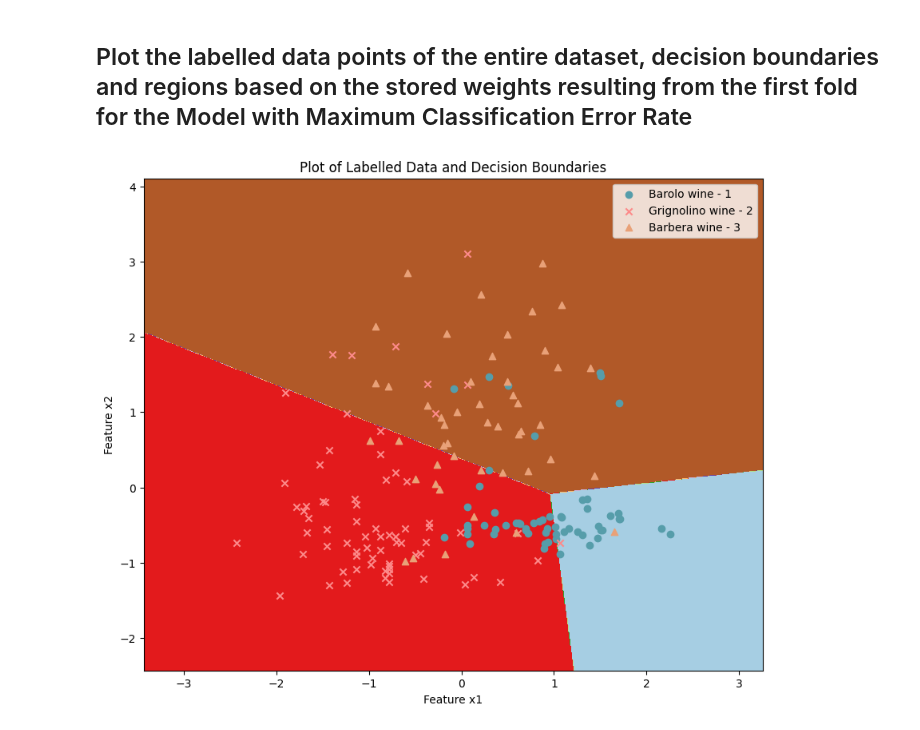
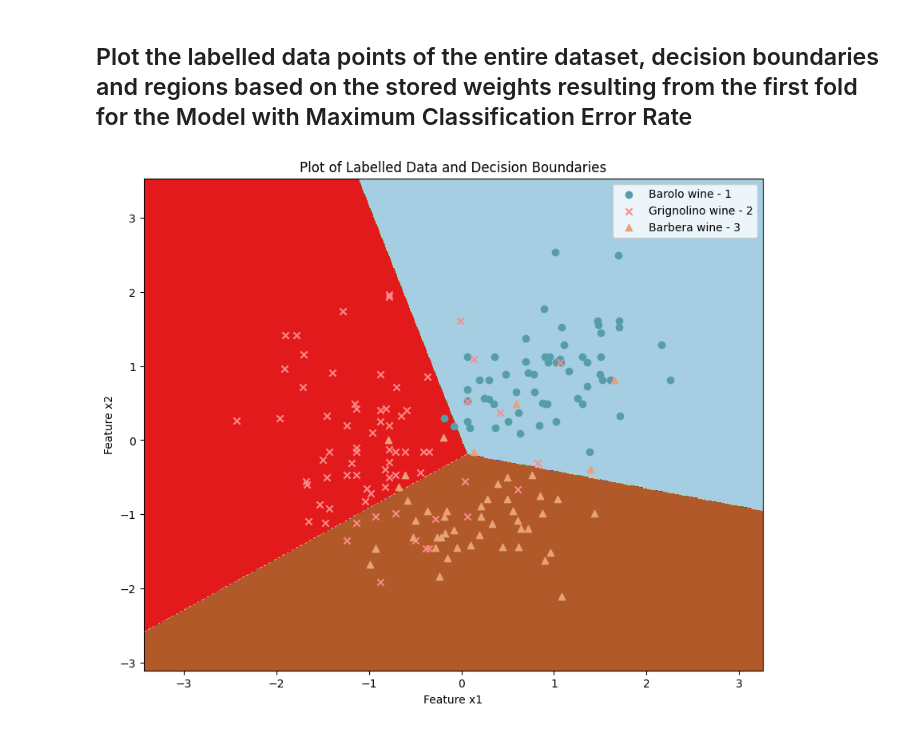
Before and after one commit to SudeshKumarSK/ee559-mlOne, a Jupyter notebook: HW-8/HW_Eight_3a.ipynb, the cells around one changed output. Drawn from its saved outputs; the diff is of its cells as text; code cells hidden in the pictures.

```diff
--- a/HW-8/HW_Eight_3a.ipynb
+++ b/HW-8/HW_Eight_3a.ipynb
@@ -82,6 +82,6 @@ engine.plotDataReducedFeatures(X_train_std, Y_train, 1, 6, "upper left")
 # %% [markdown]
 ## Do a total of 5 runs. Report the mean classification error rate from each cross-val run, and also report the average and standard deviation of the mean classification error over the 5 runs.
 # %%
-run_min, run_max, model_min_CER, model_max_CER = engine.train_MCP(n_train, X_train_std, Y_train, 1, 2, runs=5)
+run_min, run_max, model_min_CER, model_max_CER = engine.train_MCP(n_train, X_train_std[:, 0], X_train_std[:, 1], Y_train, runs=5)
 # %% [output]
 -----------------------------------------------------------------------------------------------------------------------------------
@@ -108,6 +108,6 @@ engine.plotDecisionBoundary_MCP(X_train_std, Y_train, model_max_CER, 1, 2, "Plot
 # %% [markdown]
 ## Do a total of 5 runs. Report the mean classification error rate from each cross-val run, and also report the average and standard deviation of the mean classification error over the 5 runs.
 # %%
-run_min, run_max, model_min_CER, model_max_CER = engine.train_MCP(n_train, X_train_std, Y_train, 1, 6, runs=5)
+run_min, run_max, model_min_CER, model_max_CER = engine.train_MCP(n_train, X_train_std[:, 0], X_train_std[:, 5], Y_train, runs=5)
 # %% [output]
 -----------------------------------------------------------------------------------------------------------------------------------
@@ -126,6 +126,6 @@ engine.plotDecisionBoundary_MCP(X_train_std, Y_train, model_min_CER, 1, 2, "Plot
 # %% [markdown]
 ## Plot the labelled data points of the entire dataset, decision boundaries and regions based on the stored weights resulting from the first fold for the Model with Maximum Classification Error Rate
 # %%
-engine.plotDecisionBoundary_MCP(X_train_std, Y_train, model_max_CER, 1, 2, "Plot of Labelled Data and Decision Boundaries", position="upper right")
+engine.plotDecisionBoundary_MCP(X_train_std[:, 0], X_train_std[:, 5],Y_train, model_max_CER, "Plot of Labelled Data and Decision Boundaries", position="upper right")
 # %% [output]
-[figure, old version]
+[figure, new version]
```
Also changed, not shown: parts of 9 cells of this notebook.
